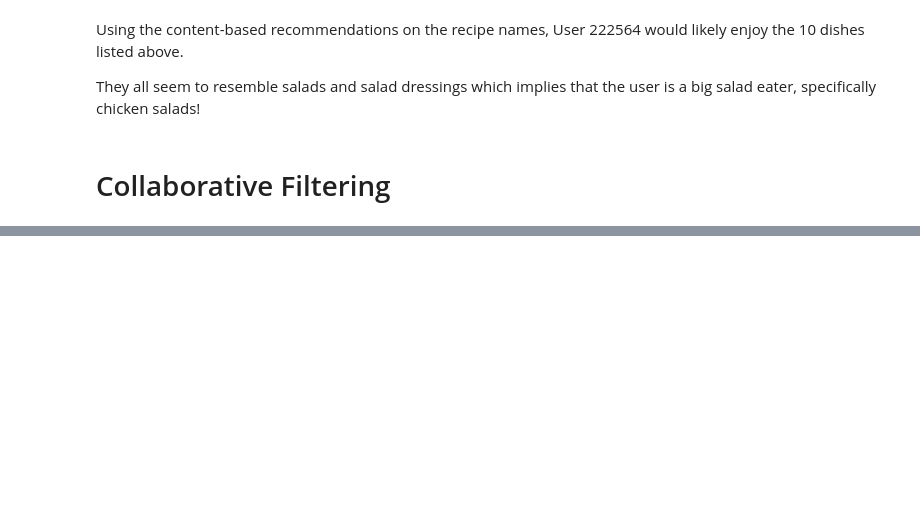
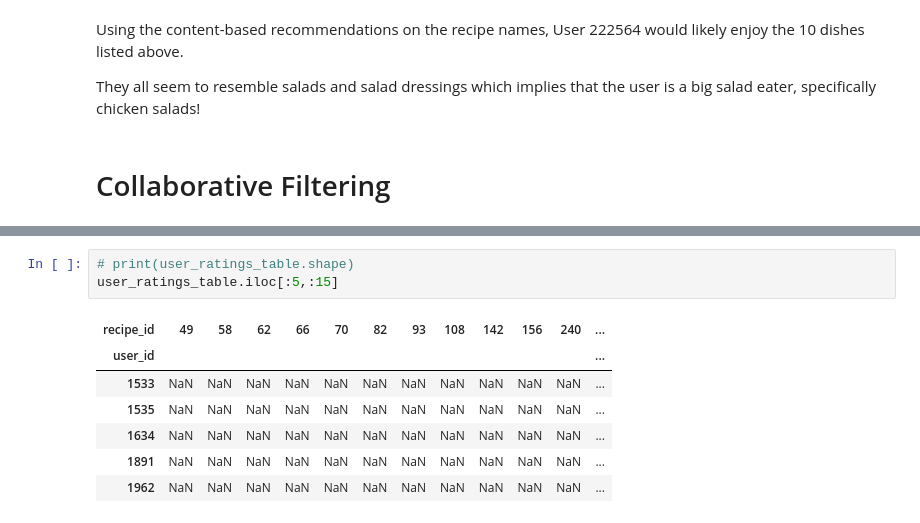
Before and after one commit to chrismlawr/ba890-personal-project, a Jupyter notebook: 1_Recommenders.ipynb, the cells around one changed output, grey strips where cells are left out. Cells and saved outputs as stored; diff of their text form; blank space fills up the shorter version.

```diff
--- a/1_Recommenders.ipynb
+++ b/1_Recommenders.ipynb
@@ -679,0 +713,11 @@ They all seem to resemble salads and salad dressings which implies that the user
+# %%
+# print(user_ratings_table.shape)
+user_ratings_table.iloc[:5,:15]
+# %% [output]
+| recipe_id | 49 | 58 | 62 | 66 | 70 | 82 | 93 | 108 | 142 | 156 | 240 | ... |
+| user_id |  |  |  |  |  |  |  |  |  |  |  | ... |
+| 1533 | NaN | NaN | NaN | NaN | NaN | NaN | NaN | NaN | NaN | NaN | NaN | ... |
+| 1535 | NaN | NaN | NaN | NaN | NaN | NaN | NaN | NaN | NaN | NaN | NaN | ... |
+| 1634 | NaN | NaN | NaN | NaN | NaN | NaN | NaN | NaN | NaN | NaN | NaN | ... |
+| 1891 | NaN | NaN | NaN | NaN | NaN | NaN | NaN | NaN | NaN | NaN | NaN | ... |
+| 1962 | NaN | NaN | NaN | NaN | NaN | NaN | NaN | NaN | NaN | NaN | NaN | ... |
```
Also changed, not shown: parts of 24 cells of this notebook, 1 other file.
